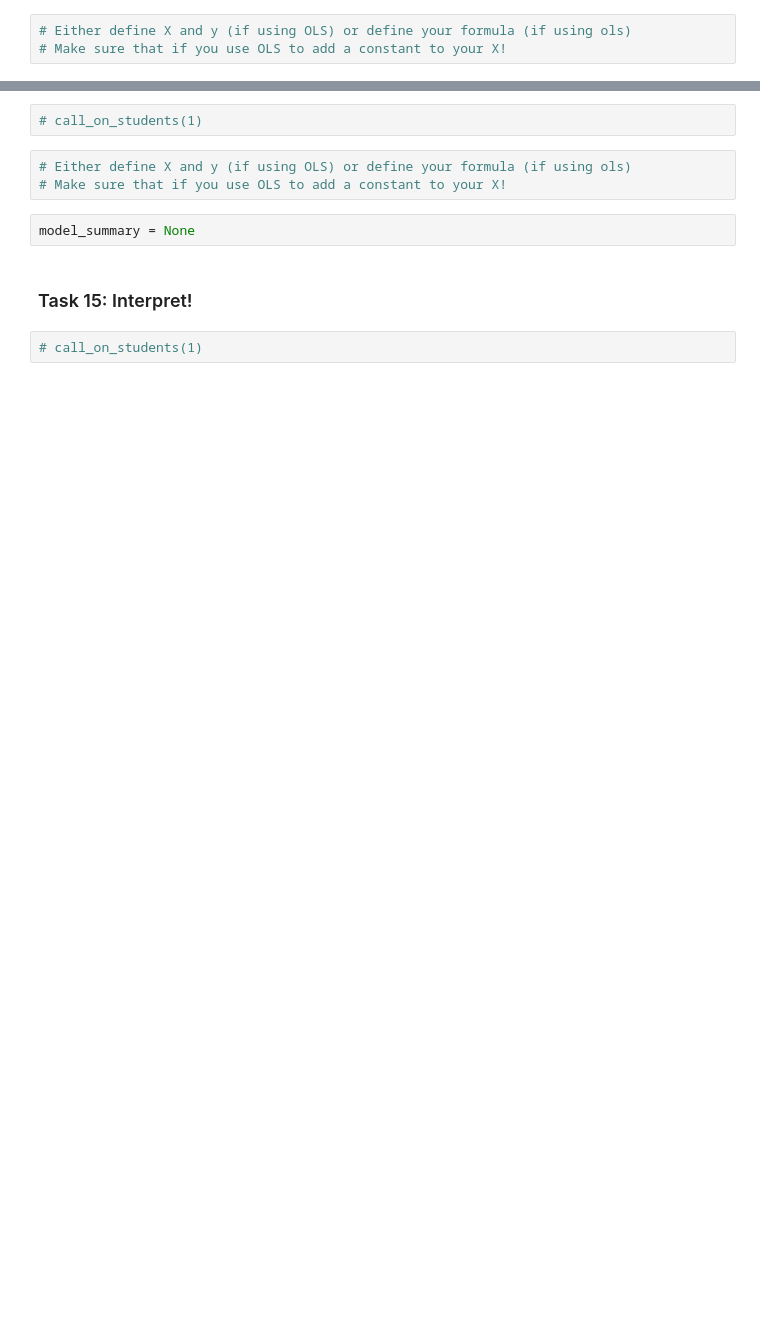
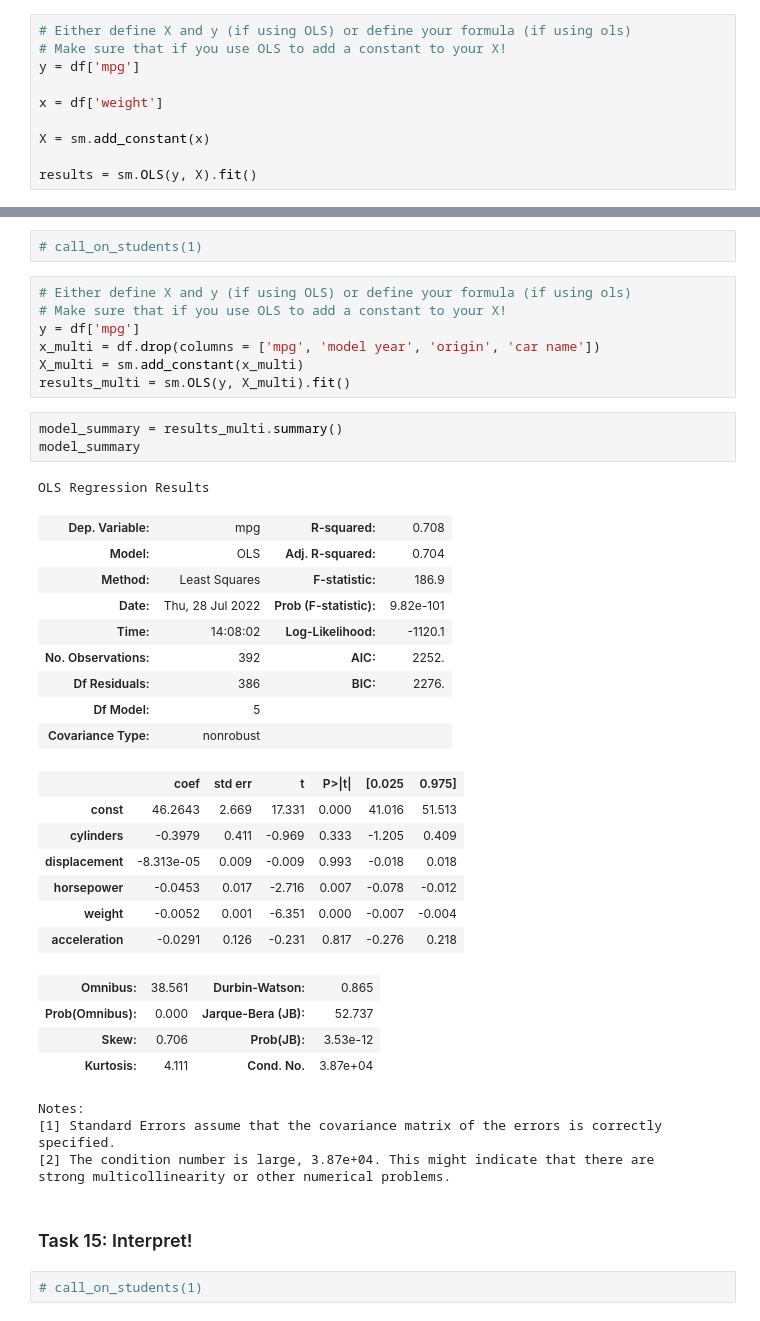
Before and after one commit to ashlidougherty/NTL-DS-062722, a Jupyter notebook: 2Phase/P2-Code-Challenge-Review.ipynb, the cells around one changed output, grey strips where cells are left out. Saved outputs shown, nothing was run; the diff lists cells and outputs as text; blank space fills up the shorter version.

```diff
--- a/2Phase/P2-Code-Challenge-Review.ipynb
+++ b/2Phase/P2-Code-Challenge-Review.ipynb
@@ -298,3 +330,10 @@ from statsmodels.formula.api import ols
 # %%
 # Either define X and y (if using OLS) or define your formula (if using ols)
 # Make sure that if you use OLS to add a constant to your X!
+y = df['mpg']
+
+x = df['weight']
+
+X = sm.add_constant(x)
+
+results = sm.OLS(y, X).fit()
@@ -322,8 +391,39 @@ df.head()
 # %%
 # Either define X and y (if using OLS) or define your formula (if using ols)
 # Make sure that if you use OLS to add a constant to your X!
+y = df['mpg']
+x_multi = df.drop(columns = ['mpg', 'model year', 'origin', 'car name'])
+X_multi = sm.add_constant(x_multi)
+results_multi = sm.OLS(y, X_multi).fit()
-# %%
-model_summary = None
+# %%
+model_summary = results_multi.summary()
+model_summary
+# %% [output]
+OLS Regression Results
+| Dep. Variable: | mpg | R-squared: | 0.708 |
+| Model: | OLS | Adj. R-squared: | 0.704 |
+| Method: | Least Squares | F-statistic: | 186.9 |
+| Date: | Thu, 28 Jul 2022 | Prob (F-statistic): | 9.82e-101 |
+| Time: | 14:08:02 | Log-Likelihood: | -1120.1 |
+| No. Observations: | 392 | AIC: | 2252. |
+| Df Residuals: | 386 | BIC: | 2276. |
+| Df Model: | 5 |  |  |
+| Covariance Type: | nonrobust |  |  |
+|  | coef | std err | t | P>|t| | [0.025 | 0.975] |
+| const | 46.2643 | 2.669 | 17.331 | 0.000 | 41.016 | 51.513 |
+| cylinders | -0.3979 | 0.411 | -0.969 | 0.333 | -1.205 | 0.409 |
+| displacement | -8.313e-05 | 0.009 | -0.009 | 0.993 | -0.018 | 0.018 |
+| horsepower | -0.0453 | 0.017 | -2.716 | 0.007 | -0.078 | -0.012 |
+| weight | -0.0052 | 0.001 | -6.351 | 0.000 | -0.007 | -0.004 |
+| acceleration | -0.0291 | 0.126 | -0.231 | 0.817 | -0.276 | 0.218 |
+| Omnibus: | 38.561 | Durbin-Watson: | 0.865 |
+| Prob(Omnibus): | 0.000 | Jarque-Bera (JB): | 52.737 |
+| Skew: | 0.706 | Prob(JB): | 3.53e-12 |
+| Kurtosis: | 4.111 | Cond. No. | 3.87e+04 |
+Notes:
+[1] Standard Errors assume that the covariance matrix of the errors is correctly specified.
+[2] The condition number is large, 3.87e+04. This might indicate that there are
+strong multicollinearity or other numerical problems.
 # %% [markdown]
 ### Task 15: Interpret!
 # %%
```
Also changed, not shown: parts of 20 cells of this notebook, 1 other file.
